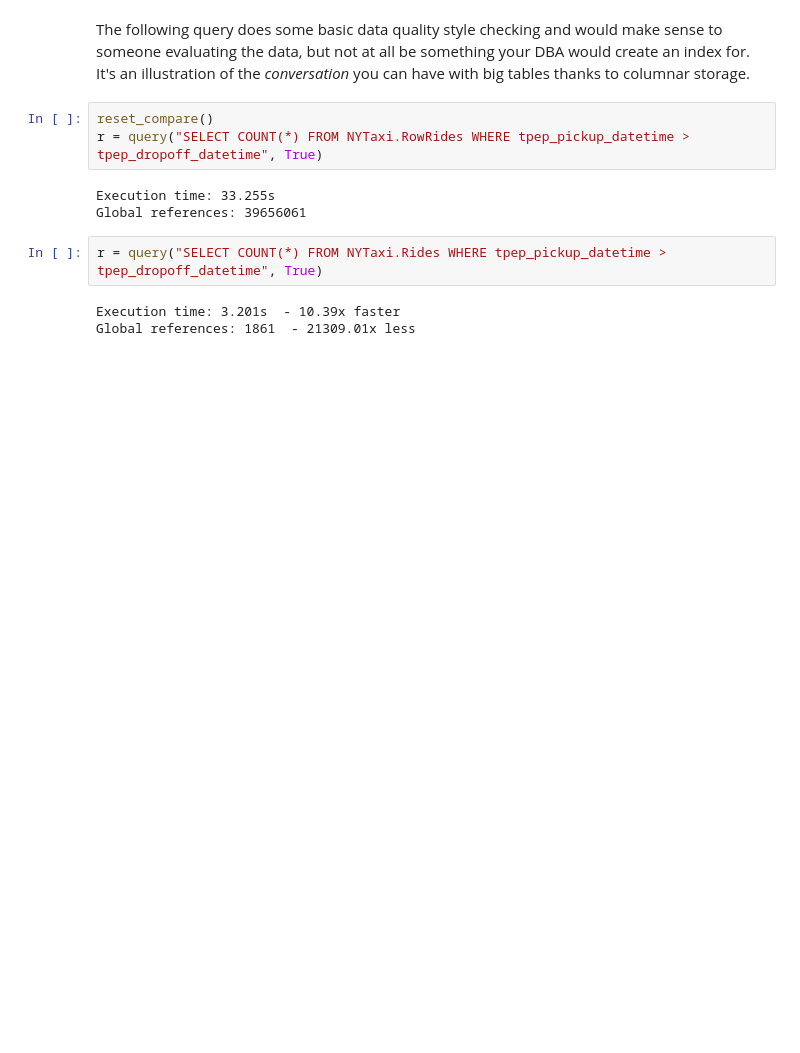
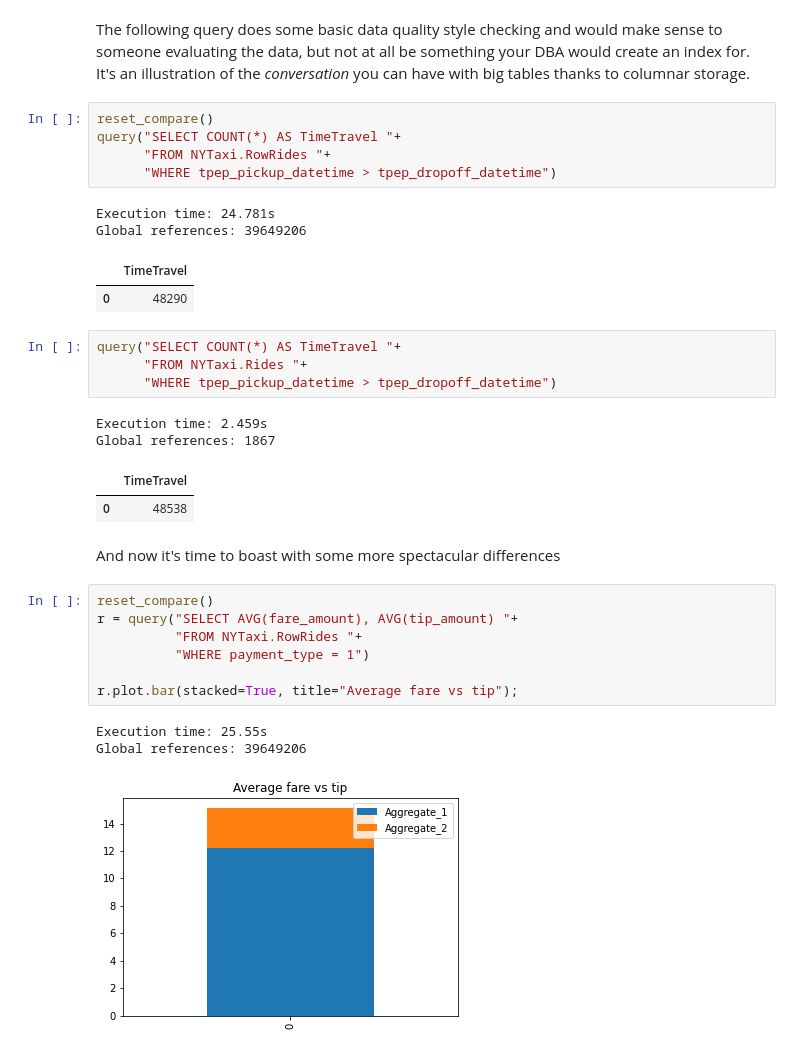
Before and after one commit to bdeboe/isc-taxi-demo, a Jupyter notebook: src/python/demo.ipynb, the cells around one changed output. Cells and saved outputs as stored; diff of their text form; blank space fills up the shorter version.

```diff
--- a/src/python/demo.ipynb
+++ b/src/python/demo.ipynb
@@ -149,12 +214,33 @@ Global references: 2500  - 15863.91x less
 The following query does some basic data quality style checking and would make sense to someone evaluating the data, but not at all be something your DBA would create an index for. It's an illustration of the _conversation_ you can have with big tables thanks to columnar storage.
 # %%
 reset_compare()
-r = query("SELECT COUNT(*) FROM NYTaxi.RowRides WHERE tpep_pickup_datetime > tpep_dropoff_datetime", True)
+query("SELECT COUNT(*) AS TimeTravel "+
+      "FROM NYTaxi.RowRides "+
+      "WHERE tpep_pickup_datetime > tpep_dropoff_datetime")
 # %% [output]
-Execution time: 33.255s
-Global references: 39656061
+Execution time: 24.781s
+Global references: 39649206
+|  | TimeTravel |
+| 0 | 48290 |
 # %%
-r = query("SELECT COUNT(*) FROM NYTaxi.Rides WHERE tpep_pickup_datetime > tpep_dropoff_datetime", True)
+query("SELECT COUNT(*) AS TimeTravel "+
+      "FROM NYTaxi.Rides "+
+      "WHERE tpep_pickup_datetime > tpep_dropoff_datetime")
 # %% [output]
-Execution time: 3.201s  - 10.39x faster
-Global references: 1861  - 21309.01x less
+Execution time: 2.459s
+Global references: 1867
+|  | TimeTravel |
+| 0 | 48538 |
+# %% [markdown]
+And now it's time to boast with some more spectacular differences
+# %%
+reset_compare()
+r = query("SELECT AVG(fare_amount), AVG(tip_amount) "+
+          "FROM NYTaxi.RowRides "+
+          "WHERE payment_type = 1")
+
+r.plot.bar(stacked=True, title="Average fare vs tip");
+# %% [output]
+Execution time: 25.55s
+Global references: 39649206
+[figure, added]
```
Also changed, not shown: parts of 17 cells of this notebook, 1 other file.
